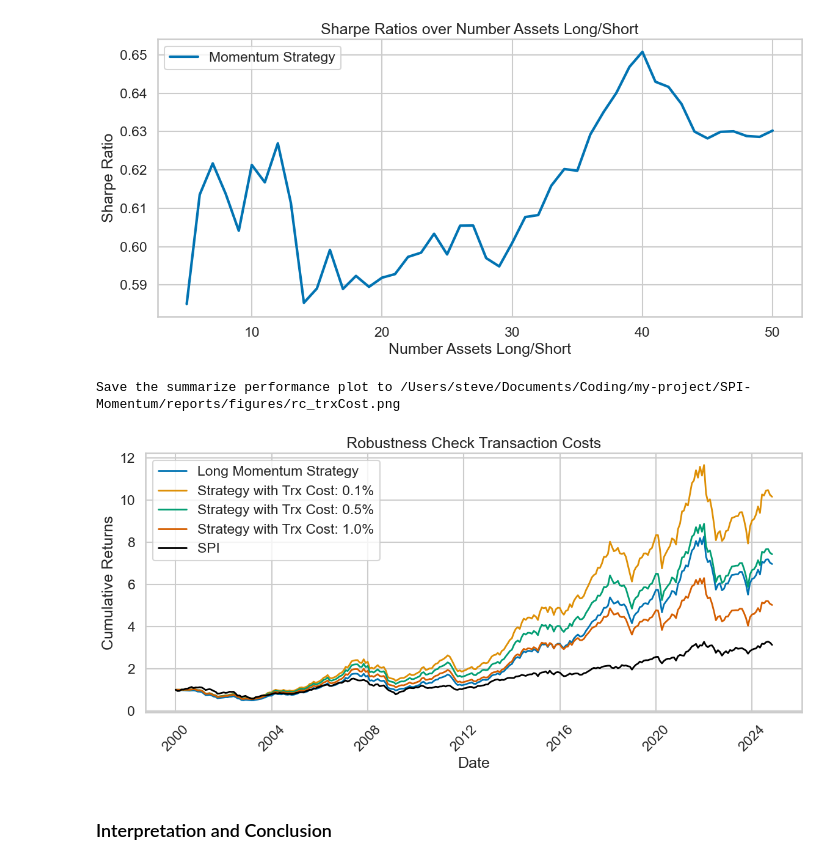
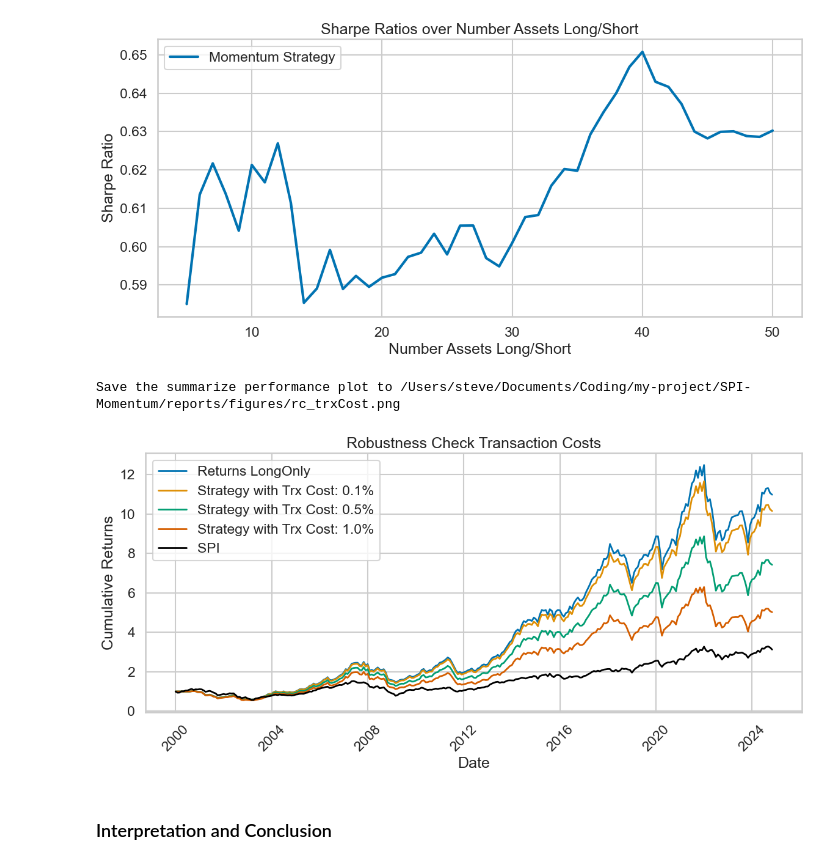
Before and after one commit to mauricekammermann/Abnormal-Returns-in-the-Danish-Stock-Market-With-Momentum-Strategies, a Jupyter notebook: notebook/SPI_Momentum.ipynb, the cells around one changed output. Saved outputs shown, nothing was run; the diff lists cells and outputs as text; code cells hidden in the pictures.

Commit message:
Fixed wrong labeling on trc cost plot

```diff
--- a/notebook/SPI_Momentum.ipynb
+++ b/notebook/SPI_Momentum.ipynb
@@ -255,35 +255,35 @@ plotRobustnessChecks(
 # %%
 # Robustness checks over TRX cost
 # Initialize the DataFrame to hold the results
-rc_trxCost_XsRet = excess_returns_longOnly.copy()
+rc_trxCost_returns = portfolio_returns_longOnly.copy()
 
 # List of transaction costs
 trxCosts = [0.001, 0.005, 0.01]
 
 # Loop through transaction costs and add the new columns
 for trx_cost in trxCosts:
     # Run the momentum strategy, here we need total ret not xs ret, for plot
     _, _, _, portfolio_returnsTemp = momentum_strategy(
         price_data_daily=price_data_daily,
         lookback_period=lookback_period,
         nLong=20,
         nShort=0,
         holding_period=holding_period,
         rf_monthly=rf_monthly,
         trx_cost=trx_cost
     )
     if isinstance(portfolio_returnsTemp, pd.Series):
         portfolio_returnsTemp = portfolio_returnsTemp.to_frame()
     portfolio_returnsTemp.columns = ['Strategy_Returns']
 
     # Generate the column name dynamically
     column_name = f"trx_cost_{trx_cost}"
     # Add the new column to the DataFrame
-    rc_trxCost_XsRet[column_name] = portfolio_returnsTemp['Strategy_Returns']
+    rc_trxCost_returns[column_name] = portfolio_returnsTemp['Strategy_Returns']
 # plot here
-plot_cumulative_returns(rc_trxCost_XsRet, spi_returns_monthly, labels,title='Robustness Check Transaction Costs', x_label='Date', y_label='Cumulative Returns', figsize=(12,6), grid=True, savefig=True, filename=visualization_path / 'rc_trxCost.png')
+plot_cumulative_returns(rc_trxCost_returns, spi_returns_monthly, labels,title='Robustness Check Transaction Costs', x_label='Date', y_label='Cumulative Returns', figsize=(12,6), grid=True, savefig=True, filename=visualization_path / 'rc_trxCost.png')
 # %% [output]
 Save the summarize performance plot to /Users/steve/Documents/Coding/my-project/SPI-Momentum/reports/figures/rc_trxCost.png
-[figure, old version]
+[figure, new version]
 # %% [markdown]
 ### Interpretation and Conclusion
```
Also changed, not shown: 14 other files.
